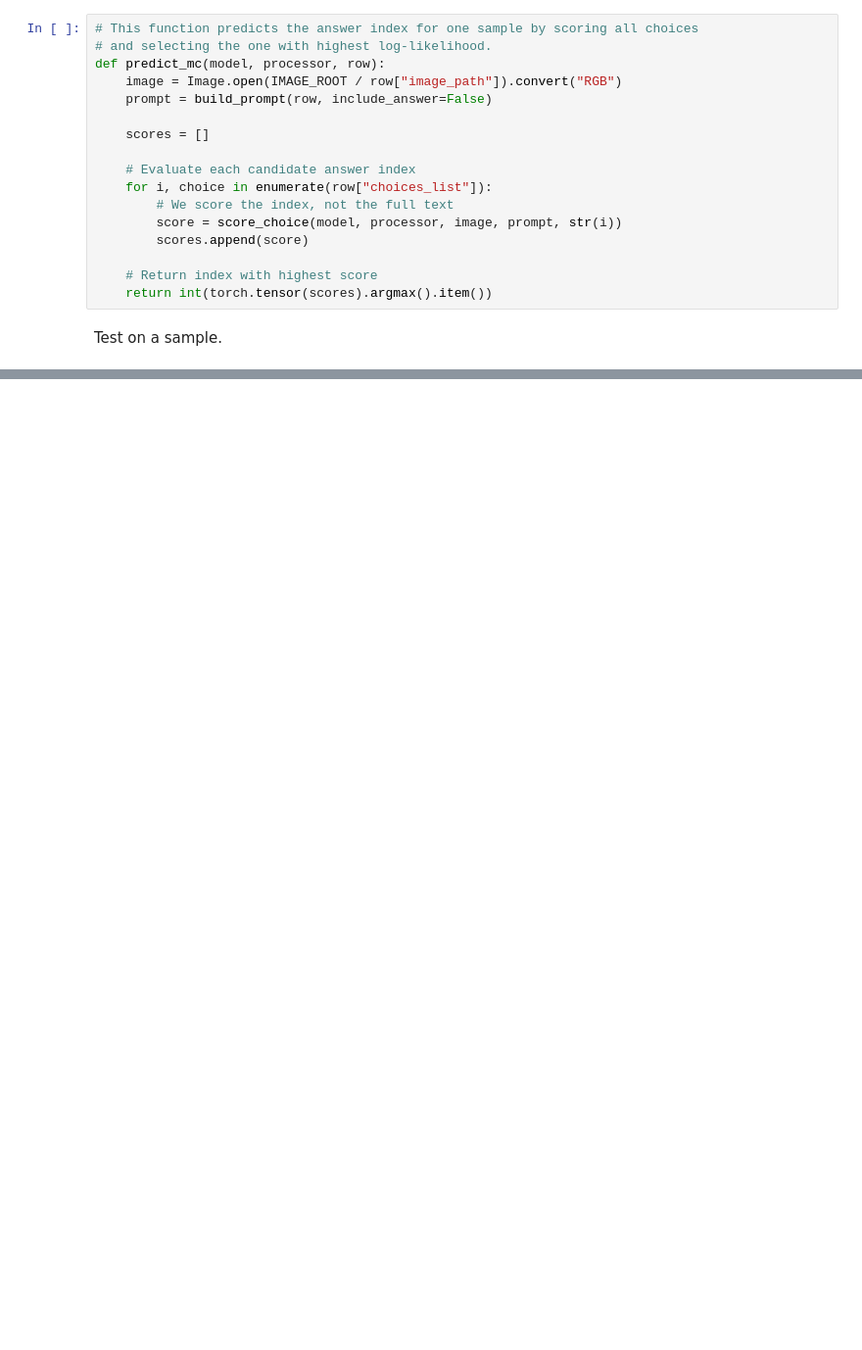
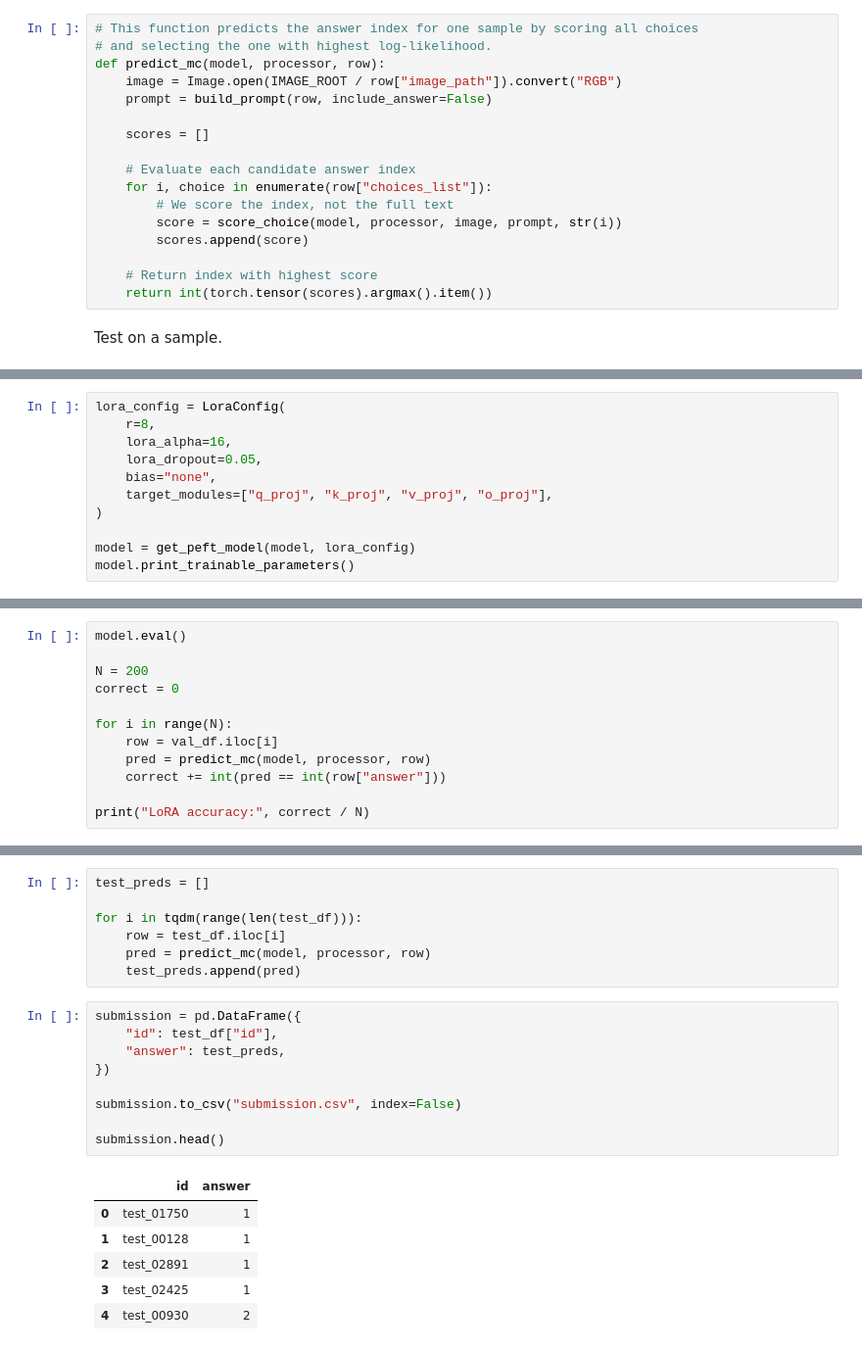
Before and after one commit to mariiaonokhina/Pixels-to-Predictions-Kaggle-Competition, a Jupyter notebook: starter_notebook.ipynb, the cells around one changed output, grey strips where cells are left out. Shown at 98% size. Saved outputs shown, nothing was run; the diff lists cells and outputs as text; blank space fills up the shorter version.

Commit message:
Initial submission attempt - scored 0.51 on Kaggle

```diff
--- a/starter_notebook.ipynb
+++ b/starter_notebook.ipynb
@@ -556,0 +803,11 @@ print("GT:", sample["answer"])
+# %%
+lora_config = LoraConfig(
+    r=8,
+    lora_alpha=16,
+    lora_dropout=0.05,
+    bias="none",
+    target_modules=["q_proj", "k_proj", "v_proj", "o_proj"],
+)
+
+model = get_peft_model(model, lora_config)
+model.print_trainable_parameters()
@@ -556,0 +854,12 @@ print("GT:", sample["answer"])
+# %%
+model.eval()
+
+N = 200
+correct = 0
+
+for i in range(N):
+    row = val_df.iloc[i]
+    pred = predict_mc(model, processor, row)
+    correct += int(pred == int(row["answer"]))
+
+print("LoRA accuracy:", correct / N)
@@ -556,0 +875,23 @@ print("GT:", sample["answer"])
+# %%
+test_preds = []
+
+for i in tqdm(range(len(test_df))):
+    row = test_df.iloc[i]
+    pred = predict_mc(model, processor, row)
+    test_preds.append(pred)
+# %%
+submission = pd.DataFrame({
+    "id": test_df["id"],
+    "answer": test_preds,
+})
+
+submission.to_csv("submission.csv", index=False)
+
+submission.head()
+# %% [output]
+|  | id | answer |
+| 0 | test_01750 | 1 |
+| 1 | test_00128 | 1 |
+| 2 | test_02891 | 1 |
+| 3 | test_02425 | 1 |
+| 4 | test_00930 | 2 |
```
Also changed, not shown: parts of 34 cells of this notebook, 13 other files.
